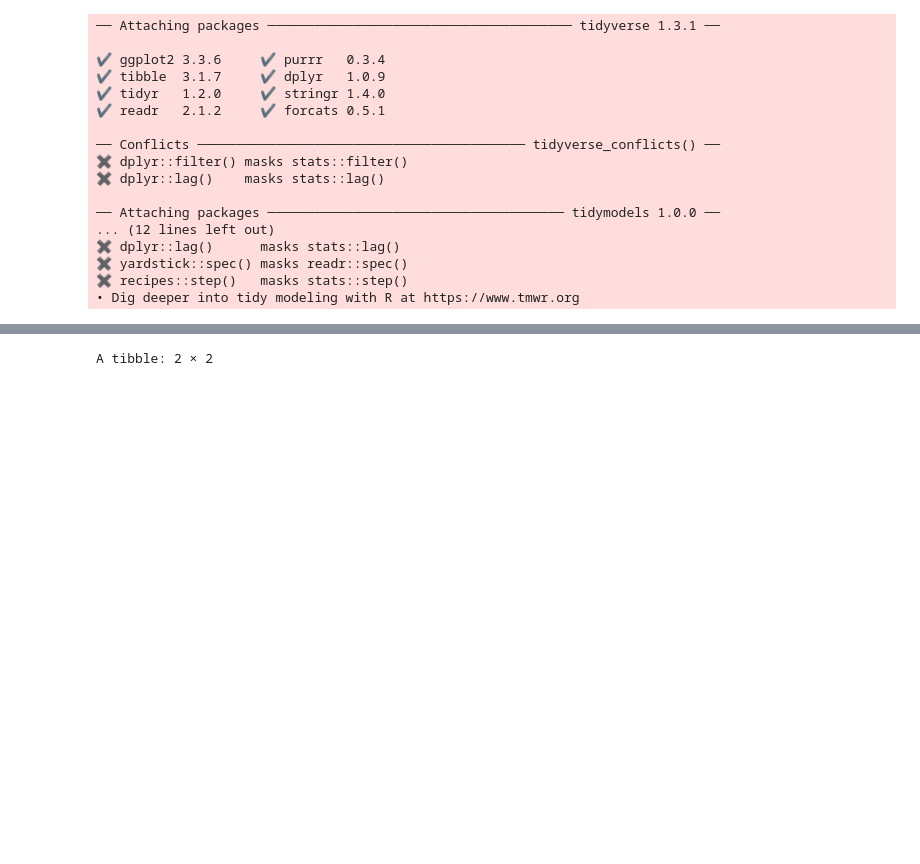
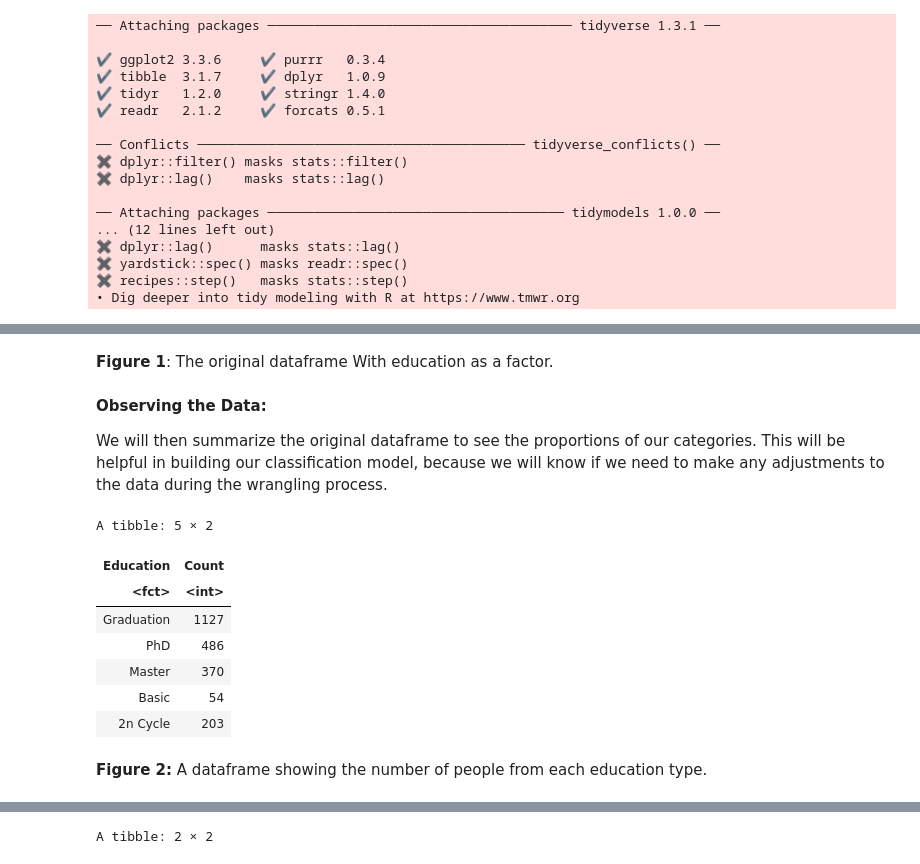
Before and after one commit to jansm04/toy_ds_project, a Jupyter notebook: MarketingCampaign.ipynb, the cells around one changed output, grey strips where cells are left out. Drawn from its saved outputs; the diff is of its cells as text; code cells hidden in the pictures; blank space fills up the shorter version.

```diff
--- a/MarketingCampaign.ipynb
+++ b/MarketingCampaign.ipynb
@@ -62,4 +62,26 @@ A tibble: 2240 × 29
 | 7270 | 1981 | Graduation | Divorced | 56981 | 0 | 0 | 25-01-2014 | 91 | 908 | ... |
 | 8235 | 1956 | Master | Together | 69245 | 0 | 1 | 24-01-2014 | 8 | 428 | ... |
 | 9405 | 1954 | PhD | Married | 52869 | 1 | 1 | 15-10-2012 | 40 | 84 | ... |
+# %% [markdown]
+**Figure 1**: The original dataframe With education as a factor.
+# %% [markdown]
+**Observing the Data:**
+
+We will then summarize the original dataframe to see the proportions of our categories. This will be helpful in building our classification model, because we will know if we need to make any adjustments to the data during the wrangling process.
+# %%
+marketing_counts <- marketing_data |>
+    group_by(Education) |>
+    summarize(Count = n())
+marketing_counts
+# %% [output]
+A tibble: 5 × 2
+| Education | Count |
+| <fct> | <int> |
+| Graduation | 1127 |
+| PhD | 486 |
+| Master | 370 |
+| Basic | 54 |
+| 2n Cycle | 203 |
+# %% [markdown]
+**Figure 2:** A dataframe showing the number of people from each education type.
 # %% [markdown]
```
Also changed, not shown: parts of 22 cells of this notebook.
